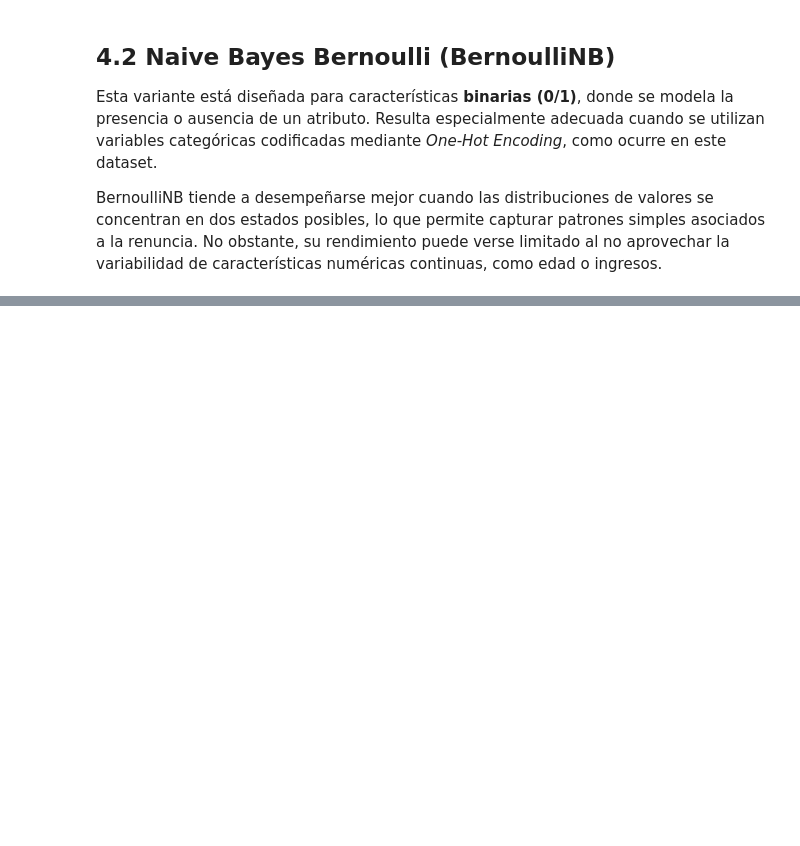
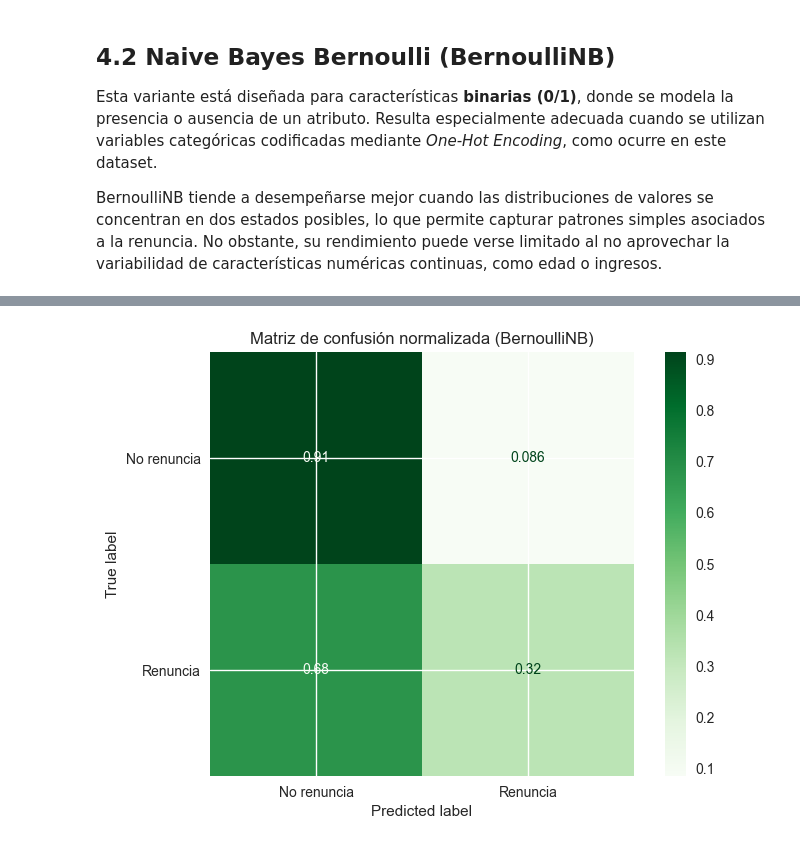
Before and after one commit to fernandezelias/HR_Attrition_NaiveBayes, a Jupyter notebook: HR_Attrition_NaiveBayes.ipynb, the cells around one changed output, grey strips where cells are left out. Saved outputs shown, nothing was run; the diff lists cells and outputs as text; code cells hidden in the pictures; blank space fills up the shorter version.

```diff
--- a/HR_Attrition_NaiveBayes.ipynb
+++ b/HR_Attrition_NaiveBayes.ipynb
@@ -683,0 +734,11 @@ verse limitado al no aprovechar la variabilidad de características numéricas c
+# %%
+    # --- Matriz de confusión normalizada ---
+ConfusionMatrixDisplay.from_predictions(
+    y_test, y_pred_nb_bernoulli, normalize='true',
+    display_labels=['No renuncia', 'Renuncia'],
+    cmap='Greens'
+)
+plt.title('Matriz de confusión normalizada (BernoulliNB)')
+plt.show()
+# %% [output]
+[figure, added]
```
Also changed, not shown: parts of 26 cells of this notebook.
